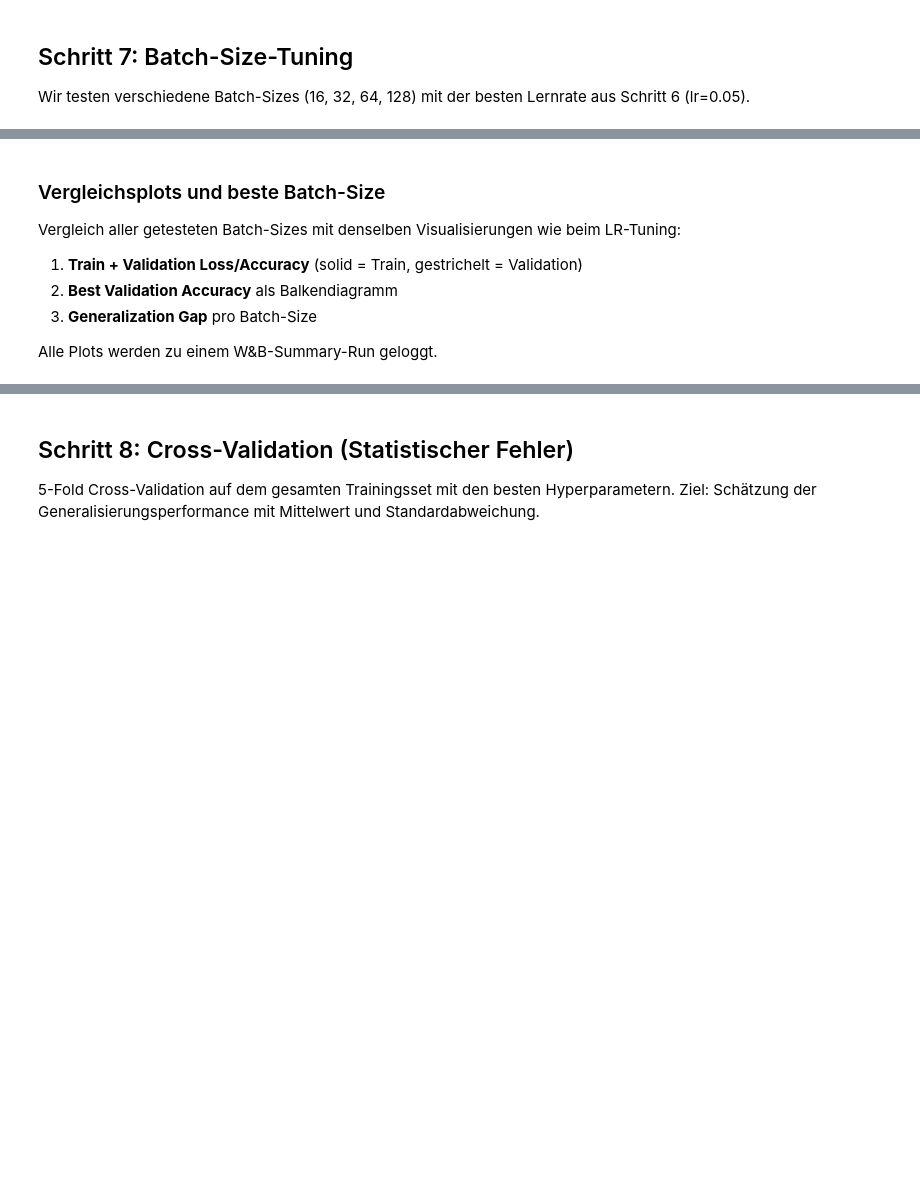
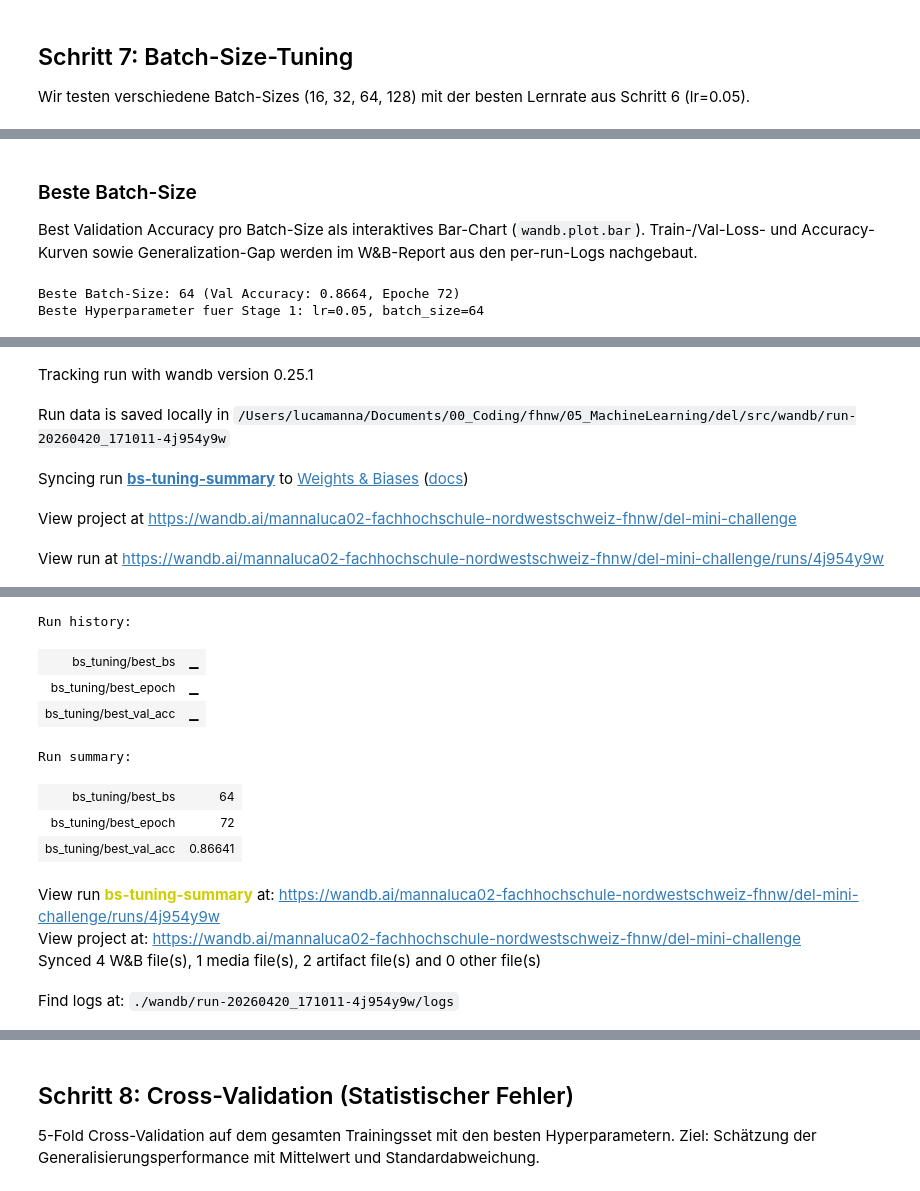
Before and after one commit to mannaluca02/del, a Jupyter notebook: src/00_first_model.ipynb, the cells around one changed output, grey strips where cells are left out. Cells and saved outputs as stored; diff of their text form; code cells hidden in the pictures; blank space fills up the shorter version.

```diff
--- a/src/00_first_model.ipynb
+++ b/src/00_first_model.ipynb
@@ -1495,22 +1474,8 @@ Run summary:
 # %% [markdown]
-### Vergleichsplots und beste Batch-Size
+### Beste Batch-Size
 
-Vergleich aller getesteten Batch-Sizes mit denselben Visualisierungen wie beim LR-Tuning:
-1. **Train + Validation Loss/Accuracy** (solid = Train, gestrichelt = Validation)
-2. **Best Validation Accuracy** als Balkendiagramm
-3. **Generalization Gap** pro Batch-Size
-
-Alle Plots werden zu einem W&B-Summary-Run geloggt.
+Best Validation Accuracy pro Batch-Size als interaktives Bar-Chart (`wandb.plot.bar`). Train-/Val-Loss- und Accuracy-Kurven sowie Generalization-Gap werden im W&B-Report aus den per-run-Logs nachgebaut.
 # %%
-# 1. Train + Val Vergleich (solid=Train, gestrichelt=Validation)
-fig_comp = plot_hp_comparison(bs_histories, hp_name="bs", hp_label="Batch-Size")
-
-# 2. Beste Validation Accuracy pro Batch-Size
-fig_bar = plot_hp_best_accuracy(bs_histories, hp_name="bs", hp_label="Batch-Size")
-
-# 3. Generalization Gap Vergleich
-fig_gap = plot_hp_gap_comparison(bs_histories, hp_name="bs", hp_label="Batch-Size")
-
 # Beste Batch-Size ermitteln
 best_bs = max(bs_histories.keys(), key=lambda bs: max(bs_histories[bs]["val_acc"]))
 best_bs_acc = max(bs_histories[best_bs]["val_acc"])
@@ -1520,7 +1485,7 @@ print(
 )
 print(f"Beste Hyperparameter fuer Stage 1: lr={best_lr}, batch_size={best_bs}")
 
-# W&B Summary-Run fuer BS-Tuning
+# W&B Summary-Run: interaktives Bar-Chart via wandb.plot.bar
 run = wandb.init(
     project="del-mini-challenge",
     name="bs-tuning-summary",
@@ -1530,17 +1495,27 @@ run = wandb.init(
     },
     reinit=True,
 )
+
+best_acc_table_bs = wandb.Table(
+    columns=["batch_size", "best_val_acc"],
+    data=[
+        [str(bs), float(max(bs_histories[bs]["val_acc"]))] for bs in bs_histories.keys()
+    ],
+)
 wandb.log(
     {
-        "bs_tuning/comparison": wandb.Image(fig_comp),
-        "bs_tuning/best_accuracy": wandb.Image(fig_bar),
-        "bs_tuning/generalization_gap": wandb.Image(fig_gap),
+        "bs_tuning/best_accuracy": wandb.plot.bar(
+            best_acc_table_bs,
+            "batch_size",
+            "best_val_acc",
+            title="Batch-Size-Tuning — Best Validation Accuracy",
+        ),
         "bs_tuning/best_bs": best_bs,
         "bs_tuning/best_val_acc": best_bs_acc,
         "bs_tuning/best_epoch": best_bs_epoch,
     }
 )
-plt.close(fig_comp)
-plt.close(fig_bar)
-plt.close(fig_gap)
 wandb.finish()
+# %% [output]
+Beste Batch-Size: 64 (Val Accuracy: 0.8664, Epoche 72)
+Beste Hyperparameter fuer Stage 1: lr=0.05, batch_size=64
@@ -1546,0 +1523,5 @@ wandb.finish()
+Tracking run with wandb version 0.25.1
+Run data is saved locally in /Users/lucamanna/Documents/00_Coding/fhnw/05_MachineLearning/del/src/wandb/run-20260420_171011-4j954y9w
+Syncing run bs-tuning-summary to Weights & Biases (docs)
+View project at https://wandb.ai/mannaluca02-fachhochschule-nordwestschweiz-fhnw/del-mini-challenge
+View run at https://wandb.ai/mannaluca02-fachhochschule-nordwestschweiz-fhnw/del-mini-challenge/runs/4j954y9w
@@ -1547 +1529,13 @@ wandb.finish()
+Run history:
+| bs_tuning/best_bs | ▁ |
+| bs_tuning/best_epoch | ▁ |
+| bs_tuning/best_val_acc | ▁ |
+Run summary:
+| bs_tuning/best_bs | 64 |
+| bs_tuning/best_epoch | 72 |
+| bs_tuning/best_val_acc | 0.86641 |
+View run bs-tuning-summary at: https://wandb.ai/mannaluca02-fachhochschule-nordwestschweiz-fhnw/del-mini-challenge/runs/4j954y9w
+View project at: https://wandb.ai/mannaluca02-fachhochschule-nordwestschweiz-fhnw/del-mini-challenge
+Synced 4 W&B file(s), 1 media file(s), 2 artifact file(s) and 0 other file(s)
+Find logs at: ./wandb/run-20260420_171011-4j954y9w/logs
 # %% [markdown]
```
Also changed, not shown: parts of 10 cells of this notebook, 3 other files.
